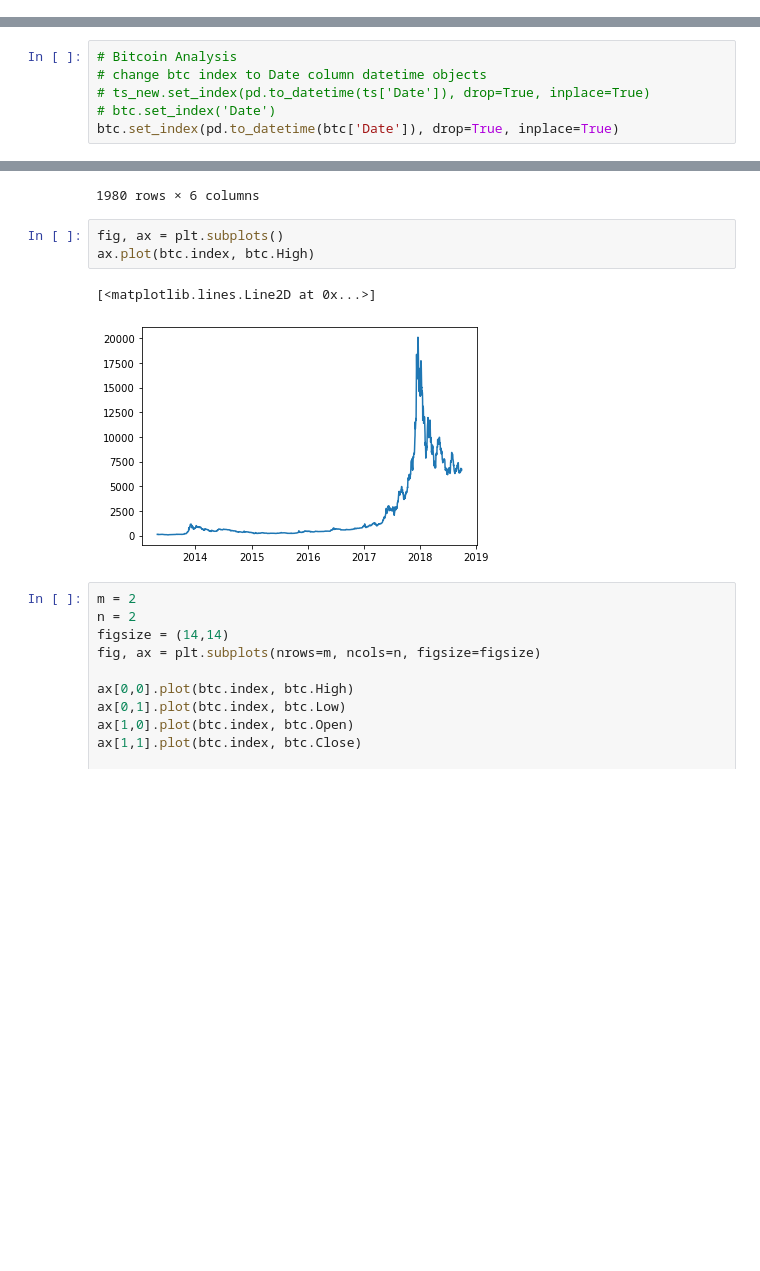
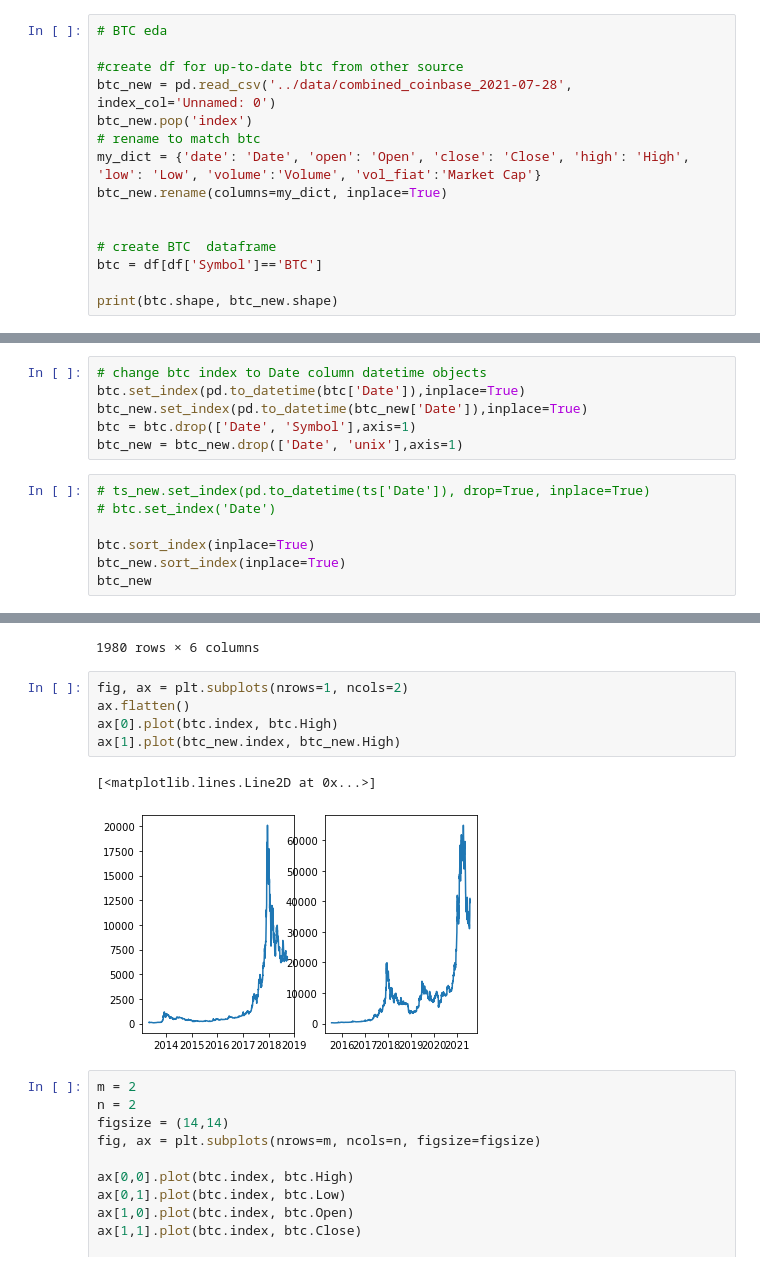
Before and after one commit to samjdedes/time_series_analysis, a Jupyter notebook: notebooks/EDA.ipynb, the cells around one changed output, grey strips where cells are left out. Saved outputs shown, nothing was run; the diff lists cells and outputs as text; blank space fills up the shorter version.

Commit message:
Sort indicies and compare data from old and new sources

```diff
--- a/notebooks/EDA.ipynb
+++ b/notebooks/EDA.ipynb
@@ -667,0 +593,15 @@ ts_new.resample('D').count()
+# %%
+# BTC eda
+
+#create df for up-to-date btc from other source
+btc_new = pd.read_csv('../data/combined_coinbase_2021-07-28', index_col='Unnamed: 0')
+btc_new.pop('index')
+# rename to match btc
+my_dict = {'date': 'Date', 'open': 'Open', 'close': 'Close', 'high': 'High', 'low': 'Low', 'volume':'Volume', 'vol_fiat':'Market Cap'}
+btc_new.rename(columns=my_dict, inplace=True)
+
+
+# create BTC  dataframe
+btc = df[df['Symbol']=='BTC']
+
+print(btc.shape, btc_new.shape)
@@ -668,6 +612,13 @@ ts_new.resample('D').count()
+# %%
+# change btc index to Date column datetime objects
+btc.set_index(pd.to_datetime(btc['Date']),inplace=True)
+btc_new.set_index(pd.to_datetime(btc_new['Date']),inplace=True)
+btc = btc.drop(['Date', 'Symbol'],axis=1)
+btc_new = btc_new.drop(['Date', 'unix'],axis=1)
 # %%
-# Bitcoin Analysis
-# change btc index to Date column datetime objects
 # ts_new.set_index(pd.to_datetime(ts['Date']), drop=True, inplace=True)
 # btc.set_index('Date')
-btc.set_index(pd.to_datetime(btc['Date']), drop=True, inplace=True)
+
+btc.sort_index(inplace=True)
+btc_new.sort_index(inplace=True)
+btc_new
@@ -729,11 +712,13 @@ btcD
 | 2018-09-30 | 6620.669630 | 6711.180000 | 6516.843704 | 6609.207407 | 4.309814e+09 | 1.143120e+11 |
 1980 rows × 6 columns
 # %%
-fig, ax = plt.subplots()
-ax.plot(btc.index, btc.High)
+fig, ax = plt.subplots(nrows=1, ncols=2)
+ax.flatten()
+ax[0].plot(btc.index, btc.High)
+ax[1].plot(btc_new.index, btc_new.High)
 # %% [output]
 [<matplotlib.lines.Line2D at 0x...>]
-[figure, old version]
+[figure, new version]
 # %%
 m = 2
 n = 2
```
Also changed, not shown: parts of 22 cells of this notebook, 1 other file.
